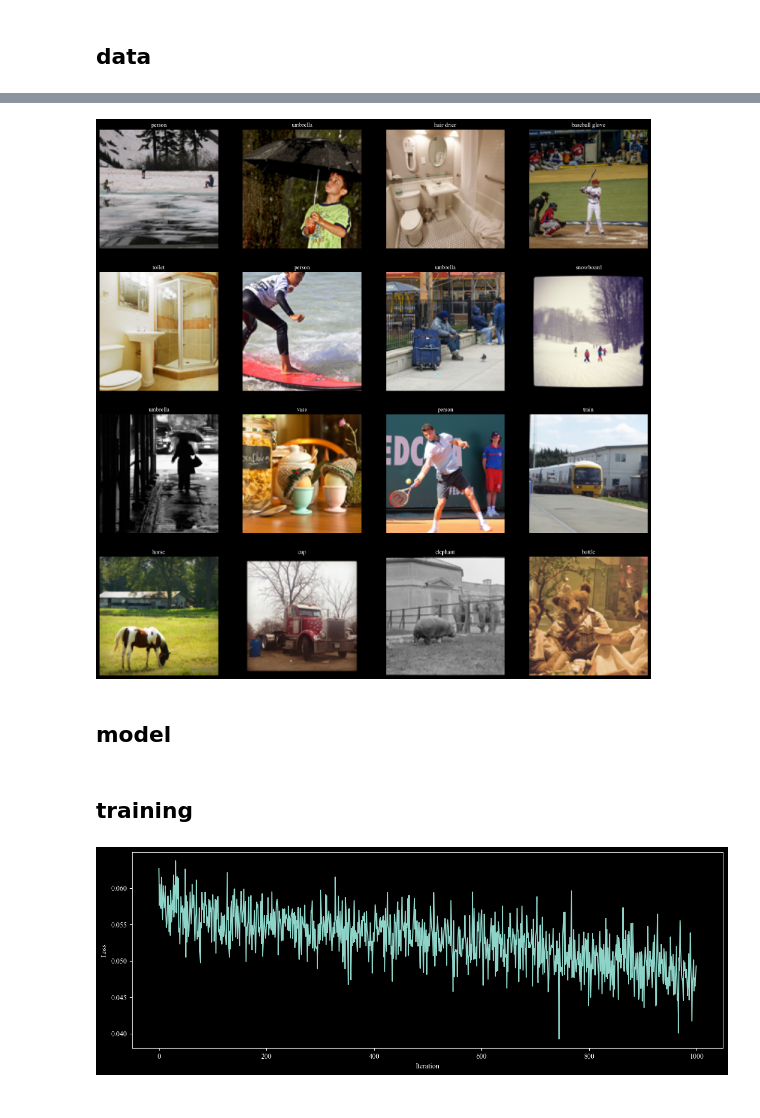
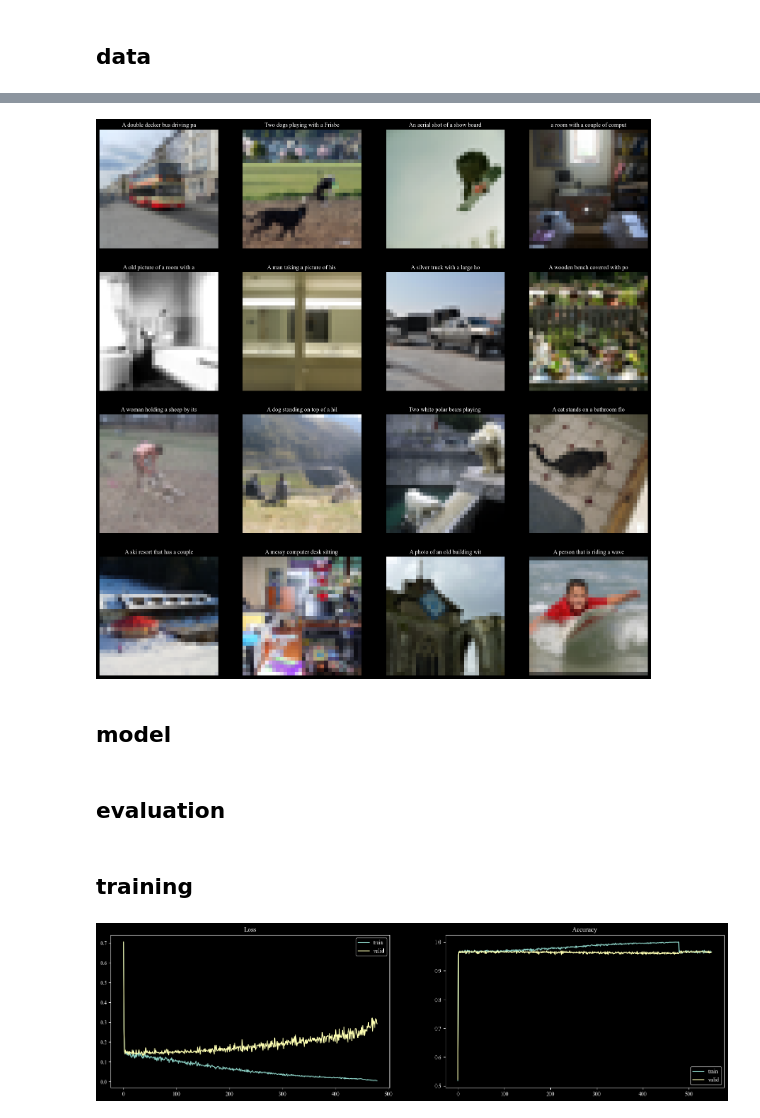
Before and after one commit to syrkis/neuroscope, a Jupyter notebook: notebook.ipynb, the cells around one changed output, grey strips where cells are left out. Saved outputs shown, nothing was run; the diff lists cells and outputs as text; code cells hidden in the pictures.

```diff
--- a/notebook.ipynb
+++ b/notebook.ipynb
@@ -98,13 +142,26 @@ def preprocess(image):
     image = image / 255.0
     image = image.astype(np.float32)
     return image
+# %%
+def c_to_one_hot(categories):  # there are 80 categories, but the ids range from 1-90 (skipping 10) TODO: deal with this perhaps
+    one_hot = np.zeros(len(cat_id_to_name))
+    for cat in categories:
+        one_hot[coco_cat_id_to_vec_index[cat]] = 1
+    return one_hot
+
+def file_name_has_valid_coco_id(file_name, coco_ids):
+    id_from_file = file_name.split('/')[-1].split('.')[0].split('_')[-1].split('-')[-1]
+    return int(id_from_file) in coco_ids
 # %%
 # get batch for subject. TODO: make subject mixed batches. fmri dimensions might be subject specific.
-def get_subject_batches(subject, batch_size, n=None):
+def get_subject_batches(subject, batch_size, n=None, split='train'):
+    _, _, image_files = get_files(subject)
     n = n if n else len(image_files)
-    _, _, image_files = get_files(subject)
     # lh, rh = np.load(lh_file), np.load(rh_file)
-    image_files = image_files[:n]
+    split_idxs = set(get_split_idxs(split))
+    image_files = [f for f in image_files if file_name_has_valid_coco_id(f, split_idxs)]  # I think this is right, but fuuuck
+    if n < len(image_files):
+        image_files = random.sample(image_files, n)
     images = []
     # look up categories for each image
     coco_ids = [int(f.split('.')[0].split('-')[-1]) for f in image_files]
@@ -119,5 +176,5 @@ def get_subject_batches(subject, batch_size, n=None):
         for i in range(0, len(image_files), batch_size):
             idxs = perm[i:i + batch_size]
             # sample random category from each category list
-            cat = jnp.array([np.random.choice(cat) for cat in categories[idxs]])
+            cat = jnp.array([c_to_one_hot(c) for c in categories[idxs]])
             yield images[idxs], cat, supers[idxs], captions[idxs]
@@ -130,0 +181,6 @@ Array([ 1, 28, 89, 40, 70,  1, 28, 36, 28, 86,  1,  7, 19, 47, 22, 44],      dty
+# %%
+train_loader = get_subject_batches('subj05', 16, n=100, split='train')
+valid_loader = get_subject_batches('subj05', 16, n=100, split='valid')
+# %%
+img, cat, sup, cap = next(valid_loader)
+img, cat, sup, cap = next(train_loader)
@@ -131,12 +197,12 @@ Array([ 1, 28, 89, 40, 70,  1, 28, 36, 28, 86,  1,  7, 19, 47, 22, 44],      dty
 # %%
 fig, axes = plt.subplots(4, 4, figsize=(20, 20), dpi=100)
 for i, ax in enumerate(axes.flatten()):
-    ax.imshow(image[i])
-    ax.set_title(cat_id_to_name[int(cats[i])])
+    ax.imshow(img[i])
+    ax.set_title(cap[i][0][:30])
     ax.axis('off')
 plt.show()
 # %% [output]
-[figure, old version]
+[figure, new version]
 # %% [markdown]
 ## model
 # %%
@@ -164,2 +229,4 @@ def loss_fn(params, x, y):
     pred = predict_mlp(params, x)  # batch_size x image_dim
     return -jnp.mean(y * jnp.log(pred) + (1 - y) * jnp.log(1 - pred))
+# %% [markdown]
+## evaluation
@@ -191,8 +296,4 @@ for i in pbar:
-# %%
-fig, ax = plt.subplots(figsize=(15, 5), dpi=100)
-ax.plot(losses)
-ax.set_xlabel('Iteration')
-ax.set_ylabel('Loss')
-plt.show()
-# %% [output]
-[figure, removed]
+# %%
+plot_metrics(metrics)
+# %% [output]
+[figure, added]
```
Also changed, not shown: parts of 18 cells of this notebook.
